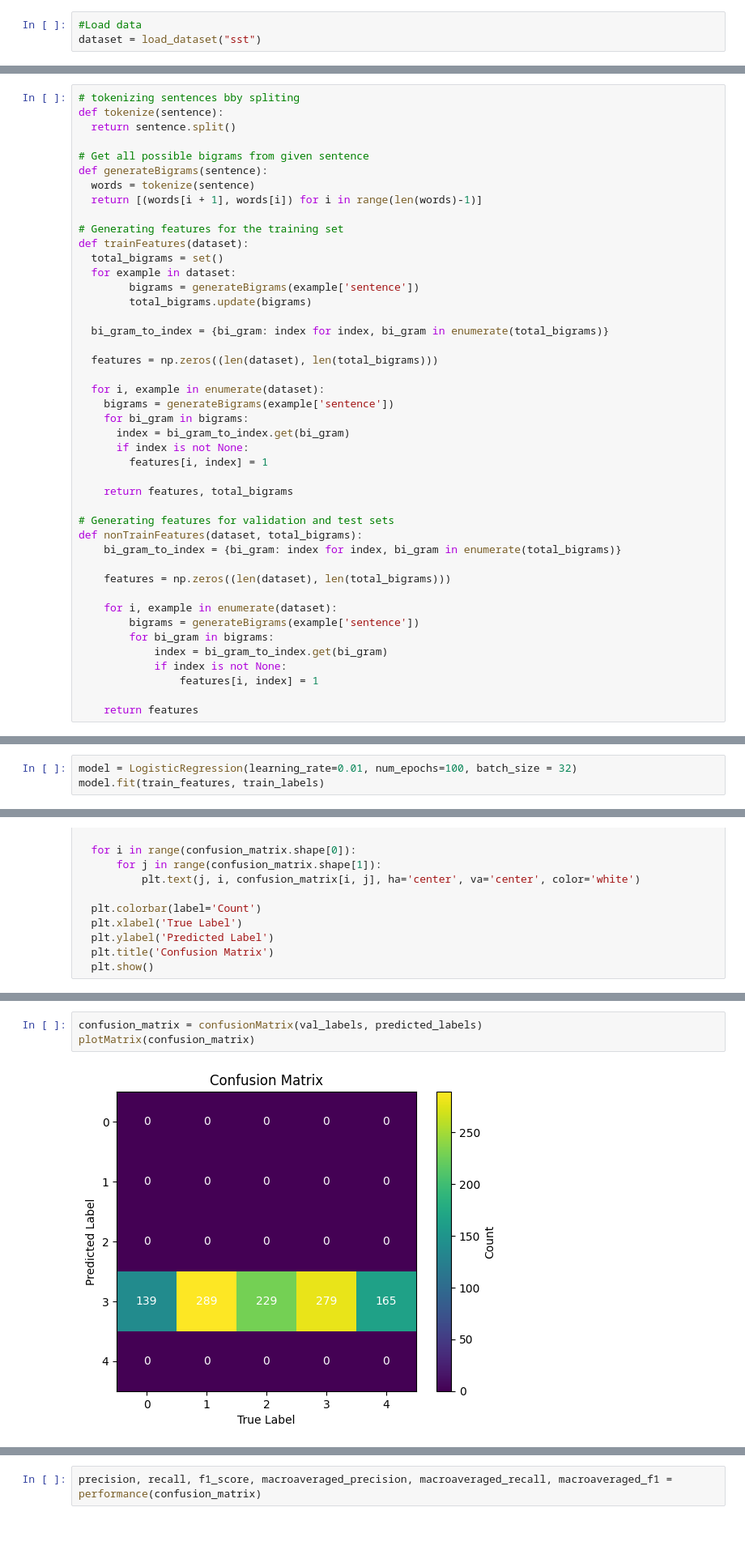
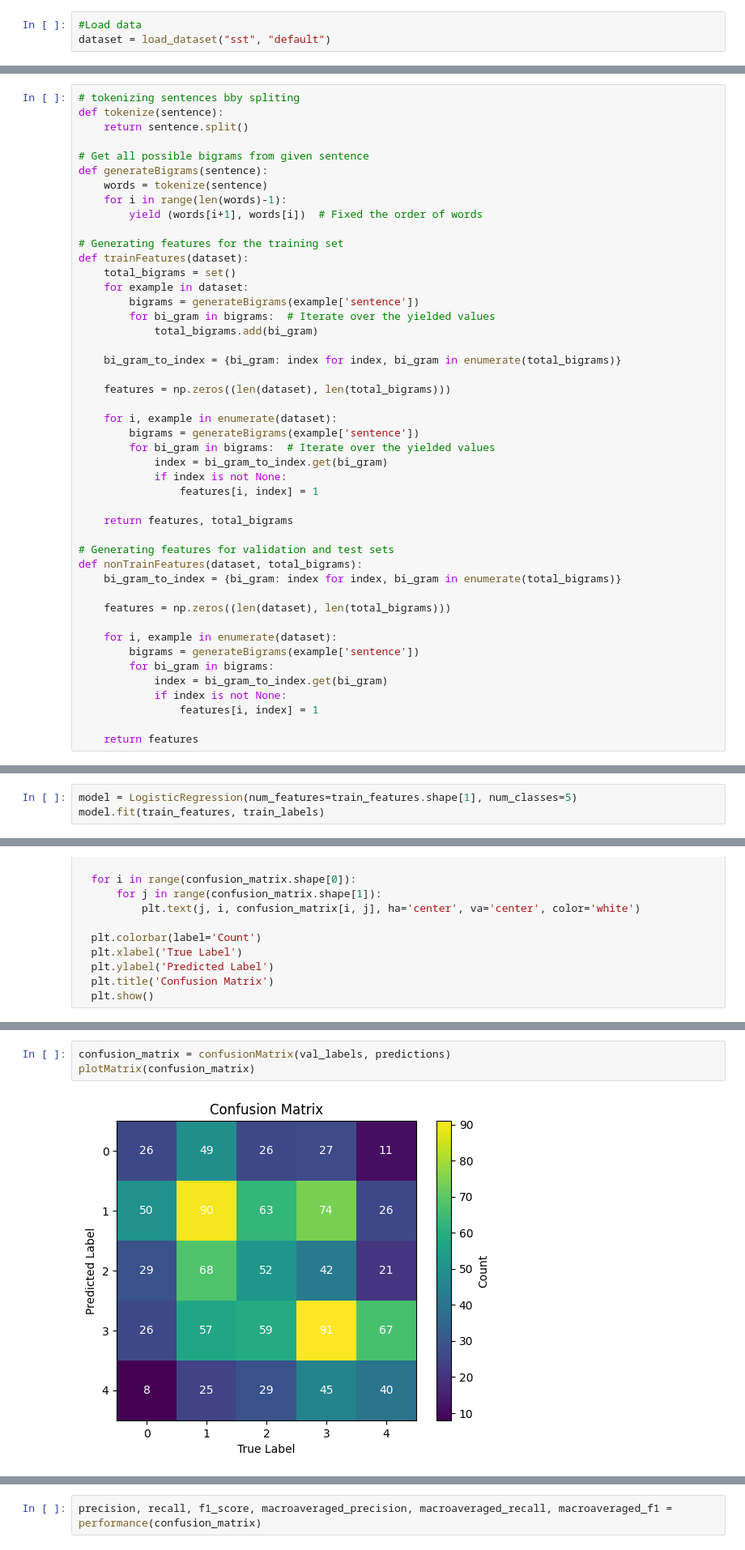
Before and after one commit to Mohamedragih1/Stanford-Sentiment-Treebank-SST-Text-Classification, a Jupyter notebook: Logistic_Regression.ipynb, the cells around one changed output, grey strips where cells are left out. Shown at 81% size. Drawn from its saved outputs; the diff is of its cells as text.

Commit message:
confusion matrix fixed and accuarcy

```diff
--- a/Logistic_Regression.ipynb
+++ b/Logistic_Regression.ipynb
@@ -11,7 +11,7 @@ from sklearn.utils import shuffle
 from sklearn.metrics import accuracy_score
 # %%
 #Load data
-dataset = load_dataset("sst")
+dataset = load_dataset("sst", "default")
 # %% [markdown]
 #Preprocessing
 # %%
@@ -54,30 +54,32 @@ for label in labels:
 # %%
 # tokenizing sentences bby spliting
 def tokenize(sentence):
-  return sentence.split()
+    return sentence.split()
 
 # Get all possible bigrams from given sentence
 def generateBigrams(sentence):
-  words = tokenize(sentence)
-  return [(words[i + 1], words[i]) for i in range(len(words)-1)]
+    words = tokenize(sentence)
+    for i in range(len(words)-1):
+        yield (words[i+1], words[i])  # Fixed the order of words
 
 # Generating features for the training set
 def trainFeatures(dataset):
-  total_bigrams = set()
-  for example in dataset:
+    total_bigrams = set()
+    for example in dataset:
         bigrams = generateBigrams(example['sentence'])
-        total_bigrams.update(bigrams)
+        for bi_gram in bigrams:  # Iterate over the yielded values
+            total_bigrams.add(bi_gram)
 
-  bi_gram_to_index = {bi_gram: index for index, bi_gram in enumerate(total_bigrams)}
+    bi_gram_to_index = {bi_gram: index for index, bi_gram in enumerate(total_bigrams)}
 
-  features = np.zeros((len(dataset), len(total_bigrams)))
+    features = np.zeros((len(dataset), len(total_bigrams)))
 
-  for i, example in enumerate(dataset):
-    bigrams = generateBigrams(example['sentence'])
-    for bi_gram in bigrams:
-      index = bi_gram_to_index.get(bi_gram)
-      if index is not None:
-        features[i, index] = 1
+    for i, example in enumerate(dataset):
+        bigrams = generateBigrams(example['sentence'])
+        for bi_gram in bigrams:  # Iterate over the yielded values
+            index = bi_gram_to_index.get(bi_gram)
+            if index is not None:
+                features[i, index] = 1
 
     return features, total_bigrams
 
@@ -176,7 +181,7 @@ class LogisticRegression:
 # %% [markdown]
 # Model training
 # %%
-model = LogisticRegression(learning_rate=0.01, num_epochs=100, batch_size = 32)
+model = LogisticRegression(num_features=train_features.shape[1], num_classes=5)
 model.fit(train_features, train_labels)
 # %%
 def confusionMatrix(true_labels, predicted_labels):
@@ -210,8 +214,8 @@ print(f" Accuracy : {accuracy_score(val_labels, predicted_labels)*100}")
 # %%
-confusion_matrix = confusionMatrix(val_labels, predicted_labels)
+confusion_matrix = confusionMatrix(val_labels, predictions)
 plotMatrix(confusion_matrix)
 # %% [output]
-[figure, old version]
+[figure, new version]
 # %%
 def performance(confusionMatrix):
 
```
Also changed, not shown: parts of 13 cells of this notebook.
